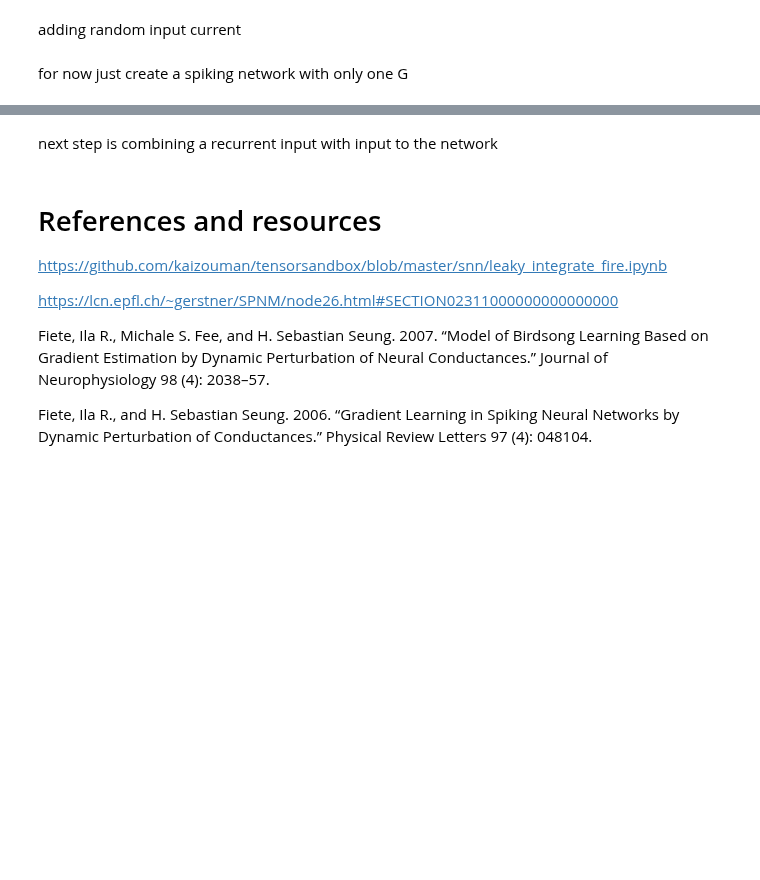
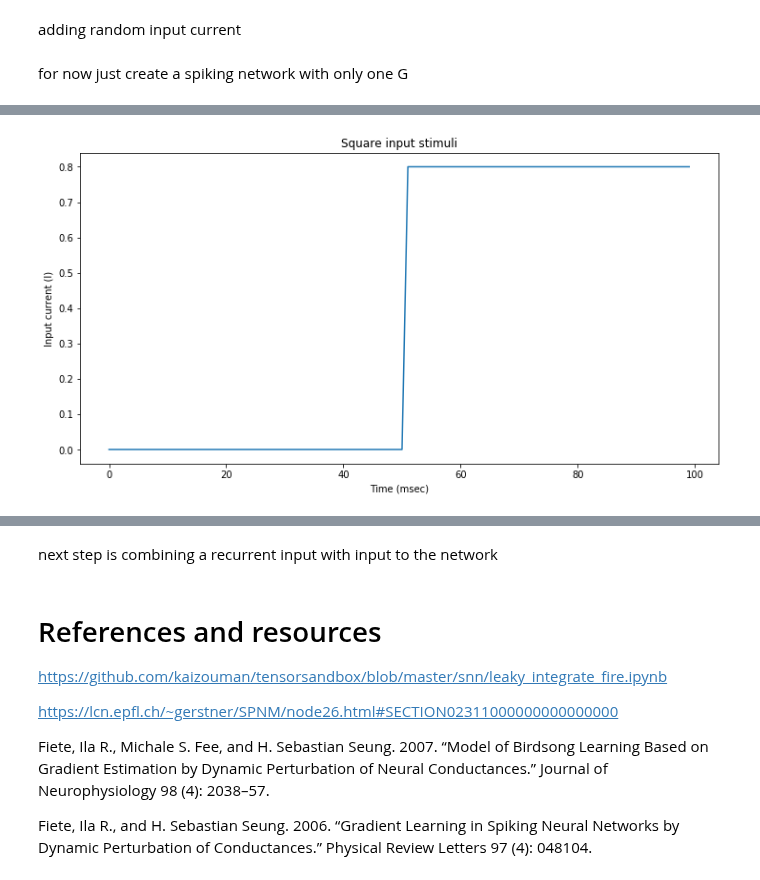
Before and after one commit to eghbalhosseini/KeRNL, a Jupyter notebook: LIFNetwork.ipynb, the cells around one changed output, grey strips where cells are left out. Cells and saved outputs as stored; diff of their text form; code cells hidden in the pictures; blank space fills up the shorter version.

```diff
--- a/LIFNetwork.ipynb
+++ b/LIFNetwork.ipynb
@@ -227,7 +227,7 @@ for now just create a spiking network with only one G
 # basic LIFneuron
 class LIFNeuronSimple(object):
     # initialize the network object
-    def __init__(self,n_Neur=1, tau_m=10.0, v_Theta=1.0, v_Reset=0.0, tau_s=5,spike_threshold=1.0):
+    def __init__(self,n_Neur=1, tau_m=5.0, v_Theta=.99, v_Reset=0.0, tau_s=5,spike_threshold=1.0):
         # number of neurons
         self.n_Neur=n_Neur
         # membrane capacitance
@@ -251,7 +251,7 @@ class LIFNeuronSimple(object):
 
     # function for variables and placeholders
     def get_vars_and_ph(self):
-        self.V=tf.Variable(tf.constant(self.v_Reset,shape=[self.n_Neur,1],dtype=tf.float32),name='V')
+        self.V=tf.Variable(tf.constant(0.001,shape=[self.n_Neur,1],dtype=tf.float32),name='V')
         self.has_fired=tf.Variable(tf.constant(self.v_Reset,shape=[self.n_Neur,1],dtype=tf.float32),name='has_fired')
         self.V_Theta=tf.Variable(tf.constant(self.v_Theta,shape=[self.n_Neur,1],dtype=tf.float32),name='V_Theta')
         self.V_Reset=tf.constant(self.v_Reset,shape=[self.n_Neur,1],dtype=tf.float32,name='V_Reset')
@@ -261,6 +261,7 @@ class LIFNeuronSimple(object):
         self.G=tf.Variable(tf.ones(shape=[self.n_Neur,1],dtype=tf.float32),name='G')
         self.S=tf.Variable(tf.zeros(shape=[self.n_Neur,self.n_Neur],dtype=tf.float32),name='S')
         self.I_syn=tf.Variable(tf.ones(shape=[self.n_Neur,1],dtype=tf.float32),name='I_syn')
+        self.V_dummy=tf.constant(0.0000,shape=[self.n_Neur,1],dtype=tf.float32,name='V_dummy')
 
     # neuron dynamics during firing
     def get_reset_op(self):
@@ -287,10 +288,10 @@ class LIFNeuronSimple(object):
     # function for neuron dynamics during integration
     def get_integrating_op(self,v_update,has_fired_op,G_op,S_op,I_syn):
         # update membrane potential
-
+        #dV_op=tf.divide(tf.subtract(I_syn,self.V),self.tau_m)
         dV_op=tf.where(has_fired_op,self.V_Reset,tf.divide(
-           tf.subtract(I_syn,self.V),self.tau_m))
-
+           tf.subtract(I_syn,v_update),self.tau_m))
+        #V_op=tf.assign(self.V,tf.add(self.V,tf.multiply(dV_op,self.dt)))
         V_op=tf.assign(self.V,tf.minimum(tf.constant(self.spike_threshold,shape=[self.n_Neur,1]),
                                         tf.add(v_update,tf.multiply(dV_op,self.dt))))
 
@@ -300,5 +301,73 @@ class LIFNeuronSimple(object):
         v_update,has_fired_op=self.get_reset_op()
         I_app=self.get_input_op(has_fired_op,v_update)
         G_op, S_op,I_syn=self.get_conductance_op(has_fired_op,v_update,I_app)
-        V_op=self.get_integrating_op(v_update,has_fired_op,G_op,S_op,I_syn)
+        V_op, has_fired_op=self.get_integrating_op(v_update,has_fired_op,G_op,S_op,I_syn)
         return V_op, has_fired_op
+
+#################################
+#################################
+
+# Duration of the simulation in ms
+T = 100
+# Duration of each time step in ms
+dt = 1
+# Number of iterations = T/dt
+steps = int(T / dt)
+# Output variables
+I = []
+U = []
+V=[]
+Fire=[]
+
+neuron = LIFNeuronSimple(v_Theta=.5)
+
+with tf.Session(graph=neuron.graph) as sess:
+
+    sess.run(tf.global_variables_initializer())
+
+    for step in range(steps):
+
+        t = step * dt
+        # Set input current in mA
+        if t > 10 and t < 30:
+            I_ext = np.array([0], ndmin=2)
+        elif t > 50 and t < 100:
+            I_ext = np.array([.8], ndmin=2)
+        elif t > 120 and t < 180:
+            I_ext = np.array([0], ndmin=2)
+        else:
+            I_ext = np.array([0], ndmin=2)
+        feed = { neuron.I_ext: I_ext, neuron.dt: dt}
+
+        #u, v = sess.run([neuron.potential, neuron.V_Update], feed_dict=feed)
+        u,v = sess.run([neuron.potential,neuron.has_fired], feed_dict=feed)
+
+        I.append(I_ext.flatten())
+        U.append(u)
+        V.append(v)
+
+U1=np.array(U).flatten()
+U2=np.array(V).flatten()
+
+I_ext=np.expand_dims(I_ext,axis=0)
+plt.rcParams["figure.figsize"] =(12,6)
+# Draw the input current ahas_fired_op_floatnd the membrane potential
+plt.figure()
+plt.plot([i for i in I])
+plt.title('Square input stimuli')
+plt.ylabel('Input current (I)')
+plt.xlabel('Time (msec)')
+
+plt.figure()
+plt.plot([u for u in U1])
+#plt.axhline(y=1.0, color='r', linestyle='-')
+plt.title('LIF response')
+plt.ylabel('Membrane Potential (mV)')
+plt.xlabel('Time (msec)')
+plt.figure()
+plt.plot([u for u in U2])
+#plt.axhline(y=1.0, color='r', linestyle='-')
+plt.title('LIF response')
+plt.ylabel('Membrane Potential (mV)')
+plt.xlabel('Time (msec)')
+# %% [output]
@@ -304,0 +375 @@ class LIFNeuronSimple(object):
+[figure, added]
```
Also changed, not shown: parts of 4 cells of this notebook.
